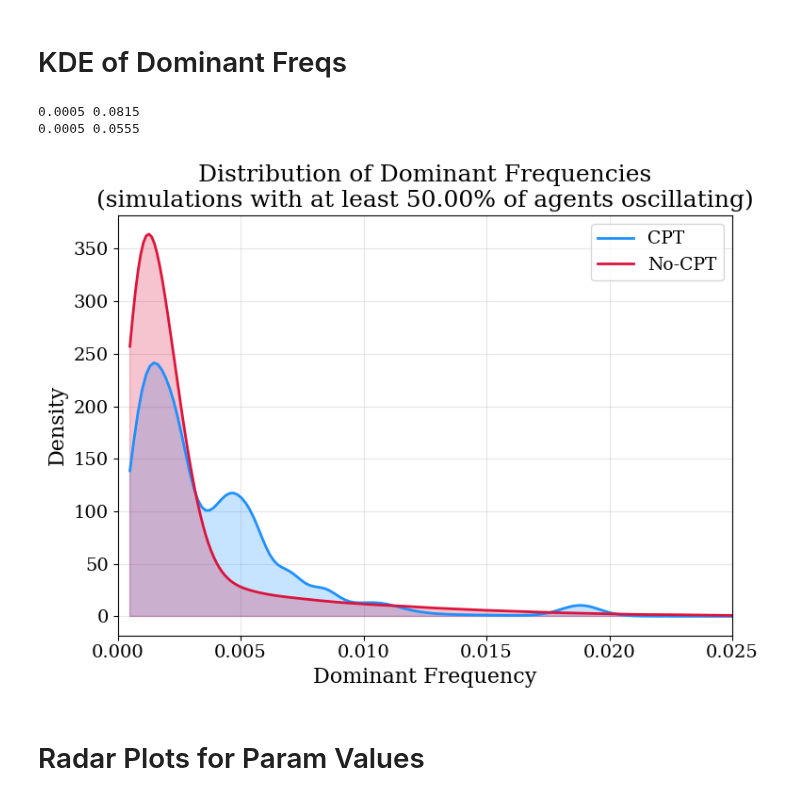
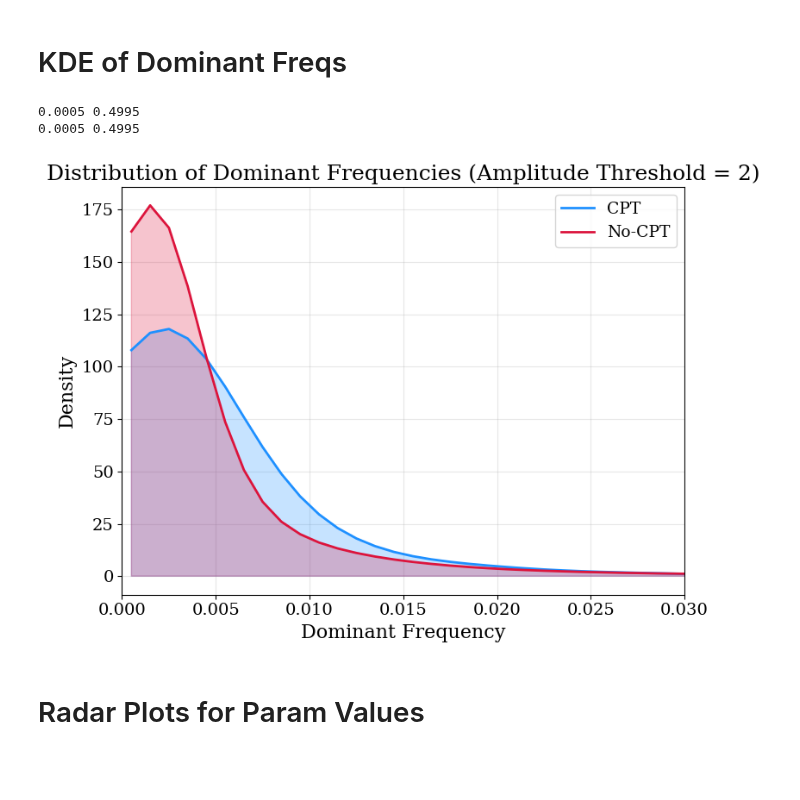
Before and after one commit to charlesaugdupont/cognitive-biases-endogenous-volatility, a Jupyter notebook: DominantFrequency.ipynb, the cells around one changed output. Cells and saved outputs as stored; diff of their text form; code cells hidden in the pictures; blank space fills up the shorter version.

```diff
--- a/DominantFrequency.ipynb
+++ b/DominantFrequency.ipynb
@@ -505,42 +505,42 @@ plt.show()
 # %%
 labels = ["CPT", "No-CPT"]
 colors = ["dodgerblue", "crimson"]
 
-cutoff = 5000
+threshold = 2
 
 for i, directory in enumerate(["cpt", "nocpt"]):
-    with open(directory + "_dominant_frequencies.pickle", "rb") as f:
-        freqs = pickle.load(f)
+    with open(directory + "_dominant_frequencies_amplitudes.pickle", "rb") as f:
+        data = pickle.load(f)
 
-    sims = [s for s in freqs if len(np.where(~np.isnan(s))[0]) >= cutoff]
+    sims = [s["frequencies"] for s in data if np.mean(s["amplitudes"]) >= threshold]
     sims = np.concatenate(sims)
     sims = sims[~np.isnan(sims)]
     print(sims.min(), sims.max())
 
     # compute KDE
-    kde = gaussian_kde(sims, bw_method=0.15)
+    kde = gaussian_kde(sims, bw_method=0.2)
 
     # grid for x-values
     x_vals = np.linspace(min(sims), max(sims), 500)
     y_vals = kde(x_vals)
 
     # normalize so area = 1 (proportion density)
     y_vals /= np.trapz(y_vals, x_vals)
     plt.plot(x_vals, y_vals, color=colors[i], label=labels[i], lw=2)
     plt.fill_between(x_vals, y_vals, color=colors[i], alpha=0.25)
 
 plt.xlabel("Dominant Frequency")
 plt.ylabel("Density")
-plt.title(f"Distribution of Dominant Frequencies\n(simulations with at least {cutoff/100:.2f}% of agents oscillating)")
+plt.title(f"Distribution of Dominant Frequencies (Amplitude Threshold = 2)")
 plt.legend()
-plt.xlim(0,0.025)
+plt.xlim(0,0.03)
 plt.grid()
 plt.tight_layout()
 plt.show()
 # %% [output]
-0.0005 0.0815
-0.0005 0.0555
+0.0005 0.4995
+0.0005 0.4995
-[figure, old version]
+[figure, new version]
 # %% [markdown]
 # Radar Plots for Param Values
 # %%
```
Also changed, not shown: 1 other file.
